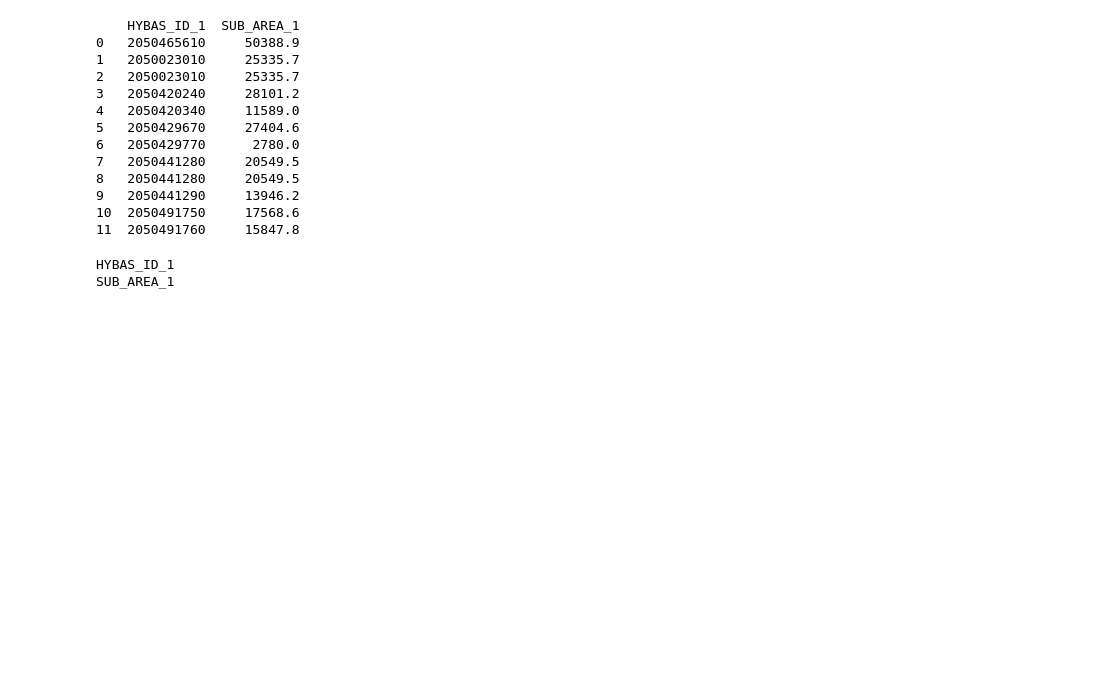
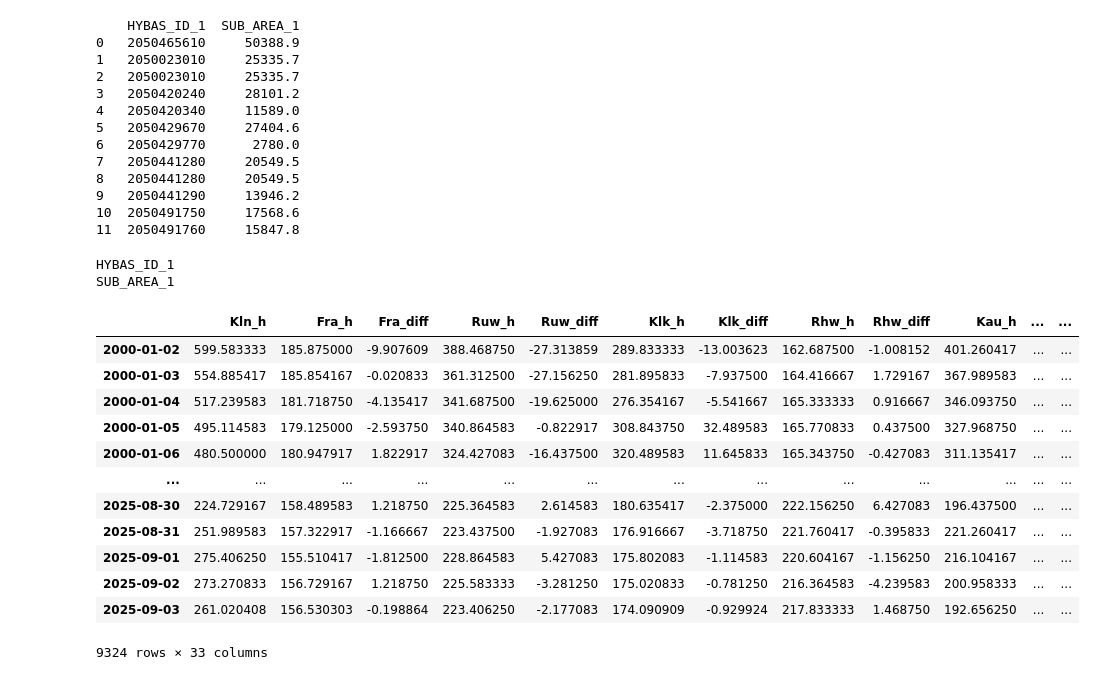
Before and after one commit to ooncel/Cologne-Flood-Studies, a Jupyter notebook: Baseline_ML_Framework/ML2_CatchmentAreaAndSubbasins.ipynb, the cells around one changed output. Saved outputs shown, nothing was run; the diff lists cells and outputs as text; code cells hidden in the pictures; blank space fills up the shorter version.

Commit message:
correct catchment area training set production

```diff
--- a/Baseline_ML_Framework/ML2_CatchmentAreaAndSubbasins.ipynb
+++ b/Baseline_ML_Framework/ML2_CatchmentAreaAndSubbasins.ipynb
@@ -287,13 +287,32 @@ df_train_pegel = pd.read_csv("training_datasets/train_pegels_precip_humd_snow_pr
 # %%
+# Read-in the dataset to be expanded
+df_train_pegel = pd.read_csv("training_datasets/train_pegels_preprocessed.csv", index_col=0, parse_dates=True)
+
 # Sort to keep consistent order
 subareas = subareas.sort_index()
 
 # Create DataFrame with repeated values for each date in df_all
 df_subareas = pd.DataFrame(
     np.tile(subareas["SUB_AREA_1"].values, (len(df_train_pegel), 1)),
     index=df_train_pegel.index,
     columns=[f"sbs_area_{i}" for i in range(len(subareas))]
 )
 
 # Merge with your training DataFrame
 df_all_extended = pd.concat([df_train_pegel, df_subareas], axis=1)
+
+df_all_extended
+# %% [output]
+|  | Kln_h | Fra_h | Fra_diff | Ruw_h | Ruw_diff | Klk_h | Klk_diff | Rhw_h | Rhw_diff | Kau_h | ... | ... |
+| 2000-01-02 | 599.583333 | 185.875000 | -9.907609 | 388.468750 | -27.313859 | 289.833333 | -13.003623 | 162.687500 | -1.008152 | 401.260417 | ... | ... |
+| 2000-01-03 | 554.885417 | 185.854167 | -0.020833 | 361.312500 | -27.156250 | 281.895833 | -7.937500 | 164.416667 | 1.729167 | 367.989583 | ... | ... |
+| 2000-01-04 | 517.239583 | 181.718750 | -4.135417 | 341.687500 | -19.625000 | 276.354167 | -5.541667 | 165.333333 | 0.916667 | 346.093750 | ... | ... |
+| 2000-01-05 | 495.114583 | 179.125000 | -2.593750 | 340.864583 | -0.822917 | 308.843750 | 32.489583 | 165.770833 | 0.437500 | 327.968750 | ... | ... |
+| 2000-01-06 | 480.500000 | 180.947917 | 1.822917 | 324.427083 | -16.437500 | 320.489583 | 11.645833 | 165.343750 | -0.427083 | 311.135417 | ... | ... |
+| ... | ... | ... | ... | ... | ... | ... | ... | ... | ... | ... | ... | ... |
+| 2025-08-30 | 224.729167 | 158.489583 | 1.218750 | 225.364583 | 2.614583 | 180.635417 | -2.375000 | 222.156250 | 6.427083 | 196.437500 | ... | ... |
+| 2025-08-31 | 251.989583 | 157.322917 | -1.166667 | 223.437500 | -1.927083 | 176.916667 | -3.718750 | 221.760417 | -0.395833 | 221.260417 | ... | ... |
+| 2025-09-01 | 275.406250 | 155.510417 | -1.812500 | 228.864583 | 5.427083 | 175.802083 | -1.114583 | 220.604167 | -1.156250 | 216.104167 | ... | ... |
+| 2025-09-02 | 273.270833 | 156.729167 | 1.218750 | 225.583333 | -3.281250 | 175.020833 | -0.781250 | 216.364583 | -4.239583 | 200.958333 | ... | ... |
+| 2025-09-03 | 261.020408 | 156.530303 | -0.198864 | 223.406250 | -2.177083 | 174.090909 | -0.929924 | 217.833333 | 1.468750 | 192.656250 | ... | ... |
+9324 rows × 33 columns
```
Also changed, not shown: parts of 5 cells of this notebook.
